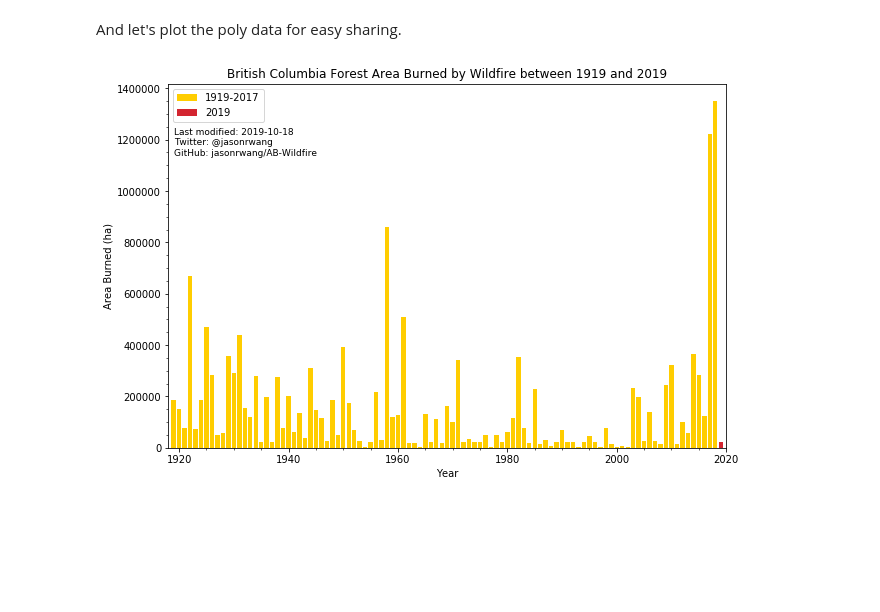
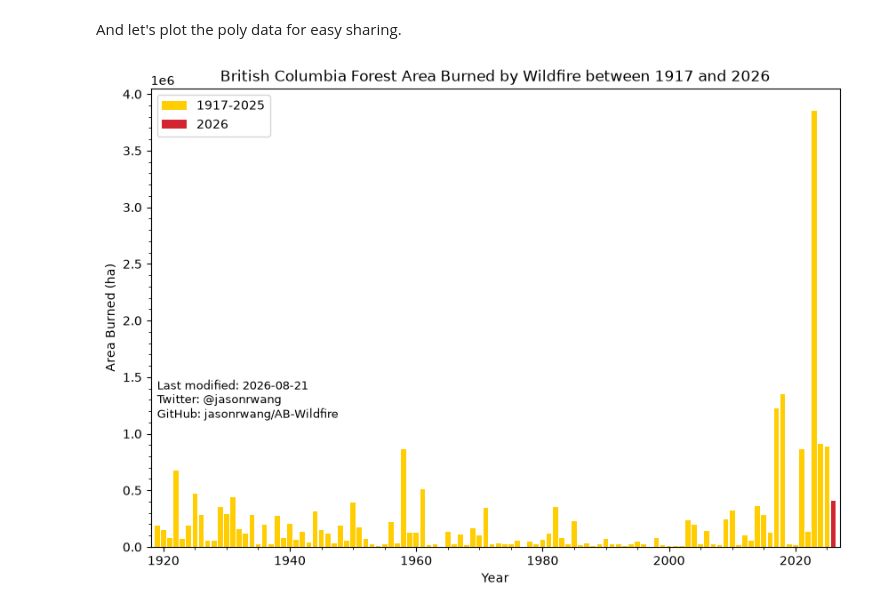
Before and after one commit to jasonrwang/AB-Wildfire, a Jupyter notebook: BC-Wildfire.ipynb, the cells around one changed output. Saved outputs shown, nothing was run; the diff lists cells and outputs as text; code cells hidden in the pictures; blank space fills up the shorter version.

```diff
--- a/BC-Wildfire.ipynb
+++ b/BC-Wildfire.ipynb
@@ -65,3 +64,10 @@ df_ply = pd.read_csv('data/BC/H_FIRE_PLY.csv')
+# %%
+# 2026 update: replaced with BC's live historical fire polygons WFS layer (1917-2025)
+# https://catalogue.data.gov.bc.ca/dataset/bc-wildfire-fire-perimeters-historical
+df_ply = (pd.read_csv('data/BC/H_FIRE_PLY_2025.csv')
+          .dropna(subset=['FIRE_SIZE_HECTARES'])
+          .rename(columns={'FIRE_NUMBER': 'FIRE_NO', 'FIRE_SIZE_HECTARES': 'SIZE_HA'})
+          )
 # %%
 df_ply.columns
 # %% [output]
@@ -170,5 +159,0 @@ area2019 = float(
-# %%
-# 2019 data as of 2019-05-31 available from http://bcfireinfo.for.gov.bc.ca/hprScripts/WildfireNews/Statistics.asp
-df_ply_sub = df_ply_sub.append(pd.DataFrame.from_dict({'Year': [2019], 'Area': [area2019]}))
-
-df_ply_sub.to_csv('data/BCWildfires_1919-2019.csv', index=False)
@@ -175,25 +190,33 @@ df_ply_sub.to_csv('data/BCWildfires_1919-2019.csv', index=False)
+# %%
+if df_ytd_sub is not None and not df_ytd_sub.empty:
+    df_ply_sub = pd.concat([df_ply_sub, df_ytd_sub.groupby('Year', as_index=False).sum()], ignore_index=True)
+
+df_ply_sub.to_csv('data/BCWildfires_1919-2019.csv', index=False)
 # %% [markdown]
 And let's plot the poly data for easy sharing.
 # %%
+first_year = int(df_ply_sub['Year'].min())
+last_year = int(df_ply_sub['Year'].max())
+
 fig = plt.figure(figsize=(10,6.7))
 ax = fig.add_subplot(111)
 
-plt.bar(df_ply_sub['Year'].values, df_ply_sub['Area'].values, color='#ffcd00', label='1919-2017')
-plt.bar(df_ply_sub['Year'].tail(1), df_ply_sub['Area'].tail(1), color='#d32530', label='2019')
+plt.bar(df_ply_sub['Year'].values, df_ply_sub['Area'].values, color='#ffcd00', label=f'{first_year}-{last_year - 1}')
+plt.bar(df_ply_sub['Year'].tail(1), df_ply_sub['Area'].tail(1), color='#d32530', label=str(last_year))
 # Colours taken from the BC flag :)
 plt.legend()
 
 ax.set(xlabel = 'Year',
        ylabel='Area Burned (ha)',
-       title = 'British Columbia Forest Area Burned by Wildfire between 1919 and 2019')
-ax.set_xlim([1918, 2020])
+       title = f'British Columbia Forest Area Burned by Wildfire between {first_year} and {last_year}')
+ax.set_xlim([1918, last_year + 1])
 plt.minorticks_on()
 
-credit = 'Last modified: 2019-10-18\nTwitter: @jasonrwang\nGitHub: jasonrwang/AB-Wildfire'
+credit = 'Last modified: 2026-08-21\nTwitter: @jasonrwang\nGitHub: jasonrwang/AB-Wildfire'
 ax.text(1919, 1140000, credit, fontsize=9)
 
 # Save the the figure for other uses
 plt.savefig('img/BCWildfires_1919-2019.png')
 plt.show()
 # %% [output]
-[figure, old version]
+[figure, new version]
```
Also changed, not shown: parts of 13 cells of this notebook, 20 other files.
